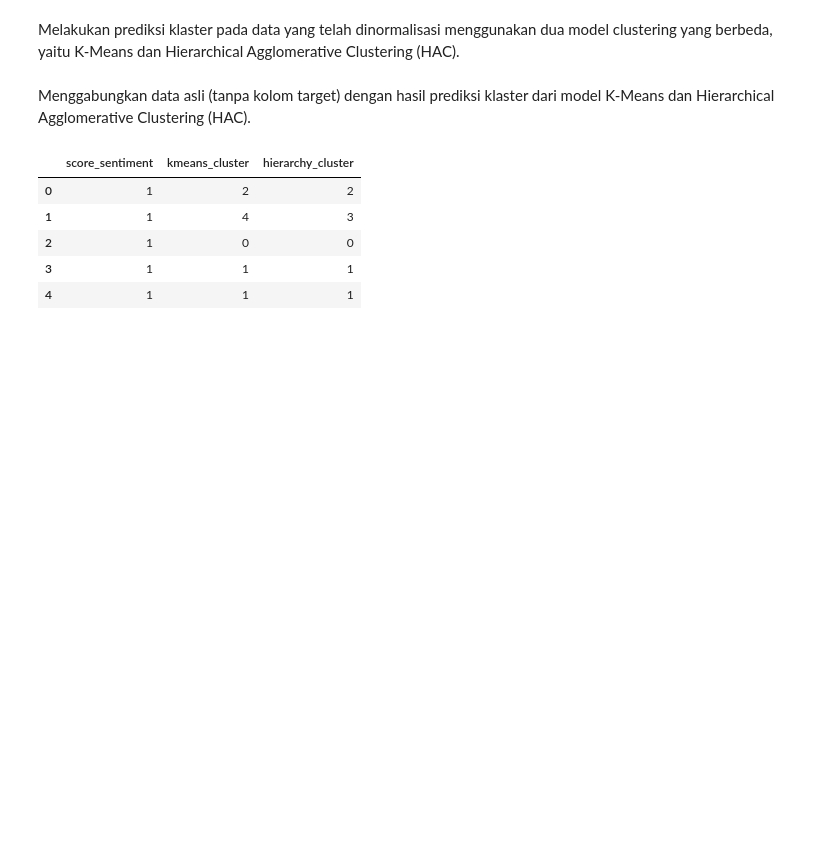
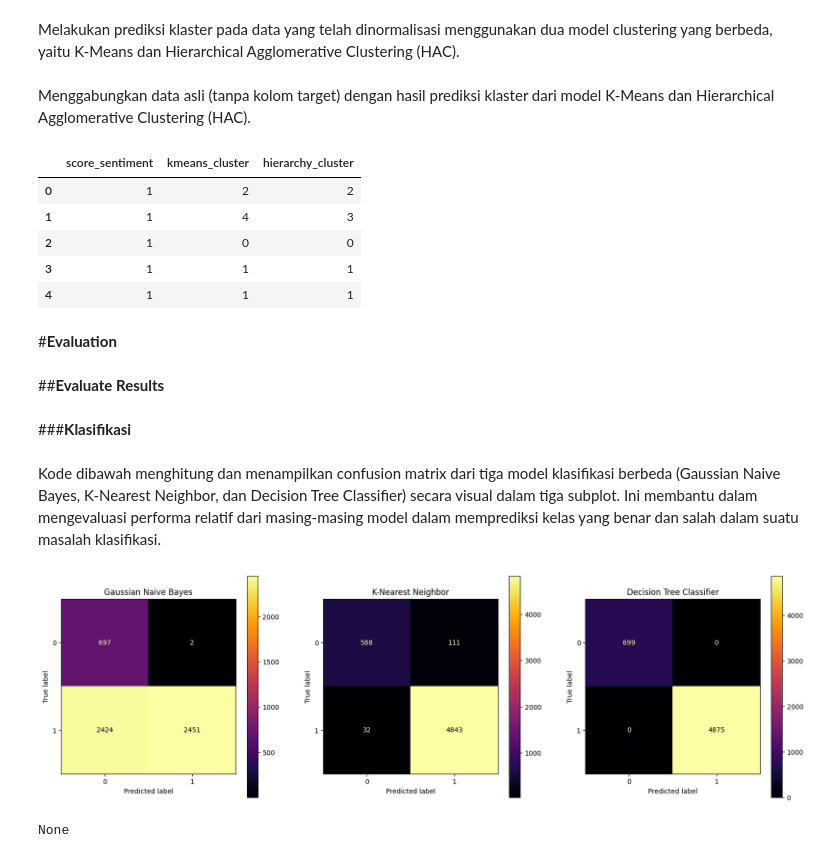
Before and after one commit to mhnbl/Muhammad-Nabil_046_Data-Mining, a Jupyter notebook: Muhammad_Nabil_2209116046.ipynb, the cells around one changed output. Cells and saved outputs as stored; diff of their text form; code cells hidden in the pictures; blank space fills up the shorter version.

```diff
--- a/Muhammad_Nabil_2209116046.ipynb
+++ b/Muhammad_Nabil_2209116046.ipynb
@@ -991,3 +991,32 @@ combined_data_assoc.head()
 | 2 | 1 | 0 | 0 |
 | 3 | 1 | 1 | 1 |
 | 4 | 1 | 1 | 1 |
+# %% [markdown]
+#**Evaluation**
+# %% [markdown]
+##**Evaluate Results**
+# %% [markdown]
+###**Klasifikasi**
+# %% [markdown]
+Kode dibawah menghitung dan menampilkan confusion matrix dari tiga model klasifikasi berbeda (Gaussian Naive Bayes, K-Nearest Neighbor, dan Decision Tree Classifier) secara visual dalam tiga subplot. Ini membantu dalam mengevaluasi performa relatif dari masing-masing model dalam memprediksi kelas yang benar dan salah dalam suatu masalah klasifikasi.
+# %%
+from sklearn.metrics import confusion_matrix, ConfusionMatrixDisplay
+
+fig, axes = plt.subplots(nrows=1, ncols=3, figsize=(20,6))
+
+gnb_cm = confusion_matrix(y_test, gnb_pred)
+gnb_cm_display = ConfusionMatrixDisplay(gnb_cm).plot(ax=axes[0], cmap='inferno')
+gnb_cm_display.ax_.set_title("Gaussian Naive Bayes")
+
+knn_cm = confusion_matrix(y_test, knn_pred)
+knn_cm_display = ConfusionMatrixDisplay(knn_cm).plot(ax=axes[1], cmap='inferno')
+knn_cm_display.ax_.set_title("K-Nearest Neighbor")
+
+dtc_cm = confusion_matrix(y_test, dtc_pred)
+dtc_cm_display = ConfusionMatrixDisplay(dtc_cm).plot(ax=axes[2], cmap='inferno')
+dtc_cm_display.ax_.set_title("Decision Tree Classifier")
+
+plt.show()
+# %% [output]
+[figure, added]
+None
```
Also changed, not shown: parts of 37 cells of this notebook.
